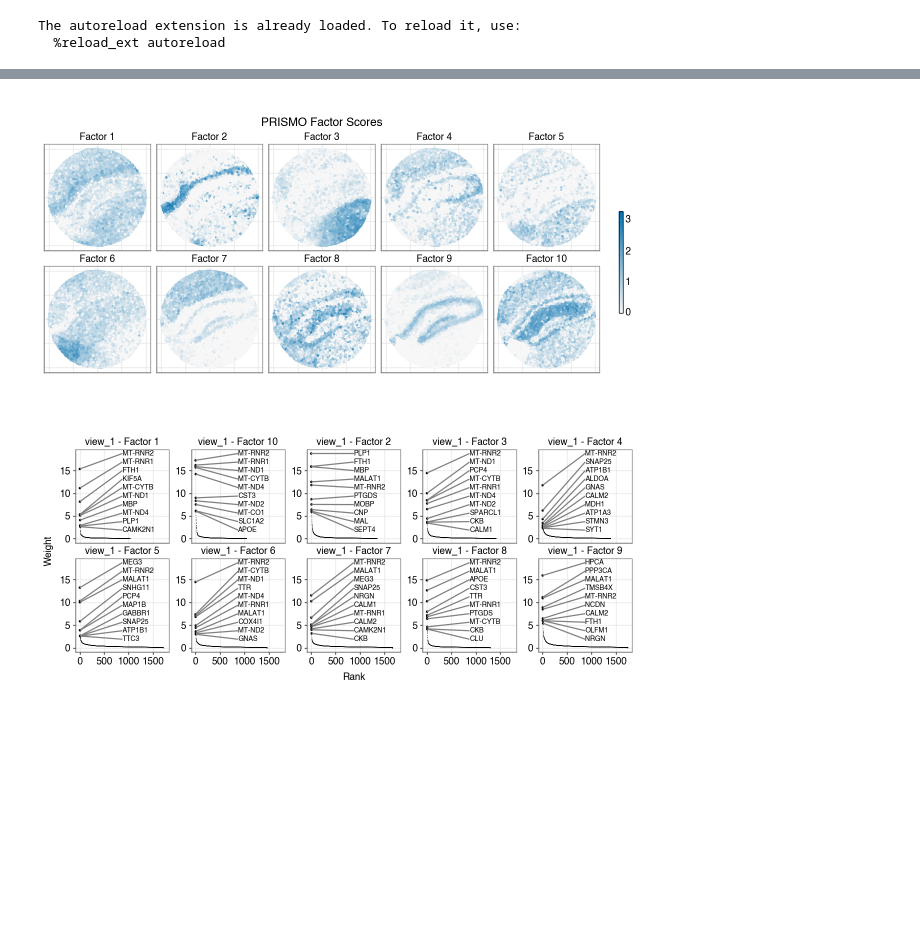
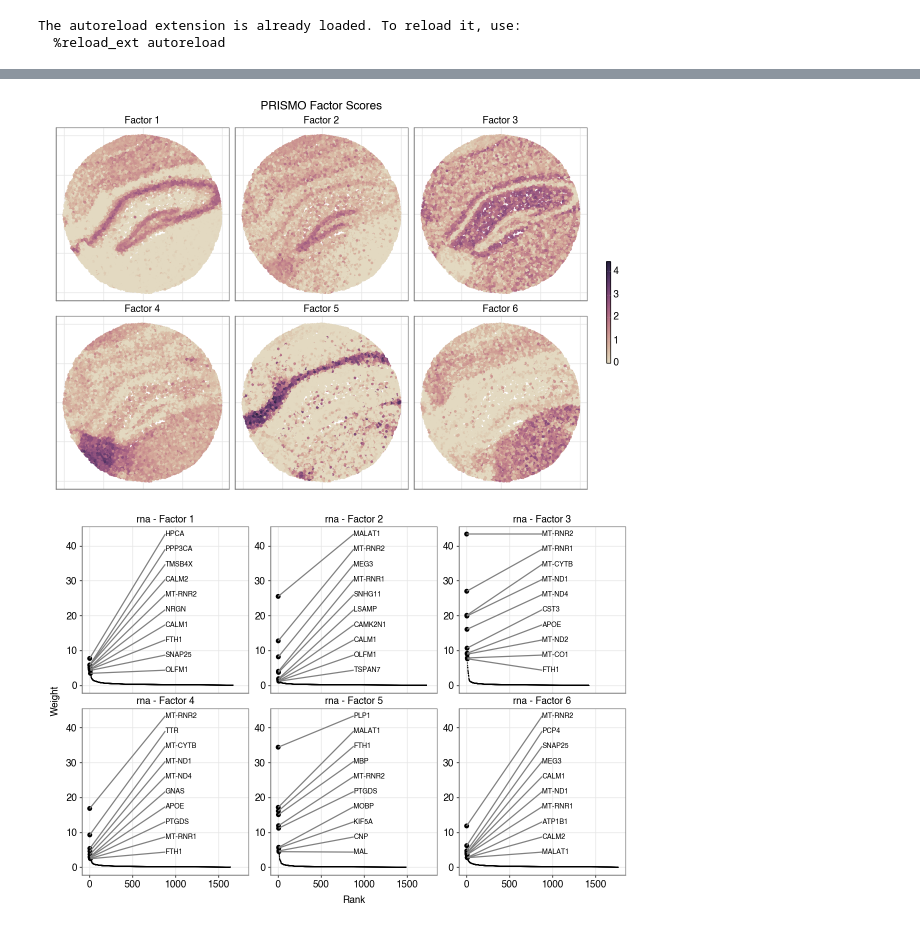
Before and after one commit to bioFAM/mofaflex-analysis, a Jupyter notebook: comparison_nsf/analysis.ipynb, the cells around one changed output, grey strips where cells are left out. Cells and saved outputs as stored; diff of their text form; code cells hidden in the pictures; blank space fills up the shorter version.

Commit message:
fixed color maps in mefisto and mofa comparisons

```diff
--- a/comparison_nsf/analysis.ipynb
+++ b/comparison_nsf/analysis.ipynb
@@ -26,5 +31,5 @@ data = load_nsf_slideseq()
 # %%
-model = PRISMO.load("models/prismo_10_1.h5")
+model = PRISMO.load("models/prismo_6_hs")
 # %%
 factors = model.get_factors()["group_1"]
 covariates = pd.DataFrame(model.covariates["group_1"], columns=["x", "y"], index=factors.index)
@@ -52,31 +41,29 @@ df_long
 # %%
 plot = (
     ggplot(df_long, aes(x="x", y="-y", color="Score"))
-    + geom_point(size=0.1)
+    + geom_point(size=0.1, raster=True)
     + theme(
-        figure_size=(6, 3),
+        figure_size=(6, 4),
         axis_text_x=element_blank(),
         axis_text_y=element_blank(),
         axis_ticks_major_x=element_blank(),
         axis_ticks_major_y=element_blank(),
         legend_key_width=3.,
     )
     + labs(x="", y="", color="", title="PRISMO Factor Scores")
     + coord_fixed(ratio=1)
-    + scale_color_gradient(low="#f7f7f7", high="#0571b0")
-    + facet_wrap("~Factor", ncol=5)
+    + scale_color_gradientn(colors=sns.color_palette("ch:s=-.2,r=.6", as_cmap=True)(np.linspace(0, 1, 256)))
+    + facet_wrap("~Factor", ncol=3)
 )
 fig = plot.draw()
-points = fig.axes[0].collections[0]
-points.set_rasterized(True)
-fig.savefig(f"plots/prismo_factor_scores.pdf")
+fig.savefig(f"plots/prismo_factor_scores.pdf", dpi=300)
 plot.show()
 # %% [output]
-[figure, old version]
+[figure, new version]
 # %%
-plot = plot_weights(model, ncols=5, figsize=(6, 3), pointsize=1)
+plot = weights(model, ncol=3, figsize=(6, 4))
 fig = plot.draw()
 fig.savefig(f"plots/prismo_weights.pdf")
 plot.show()
 # %% [output]
-[figure, old version]
+[figure, new version]
```
Also changed, not shown: parts of 3 cells of this notebook, 9 other files.
